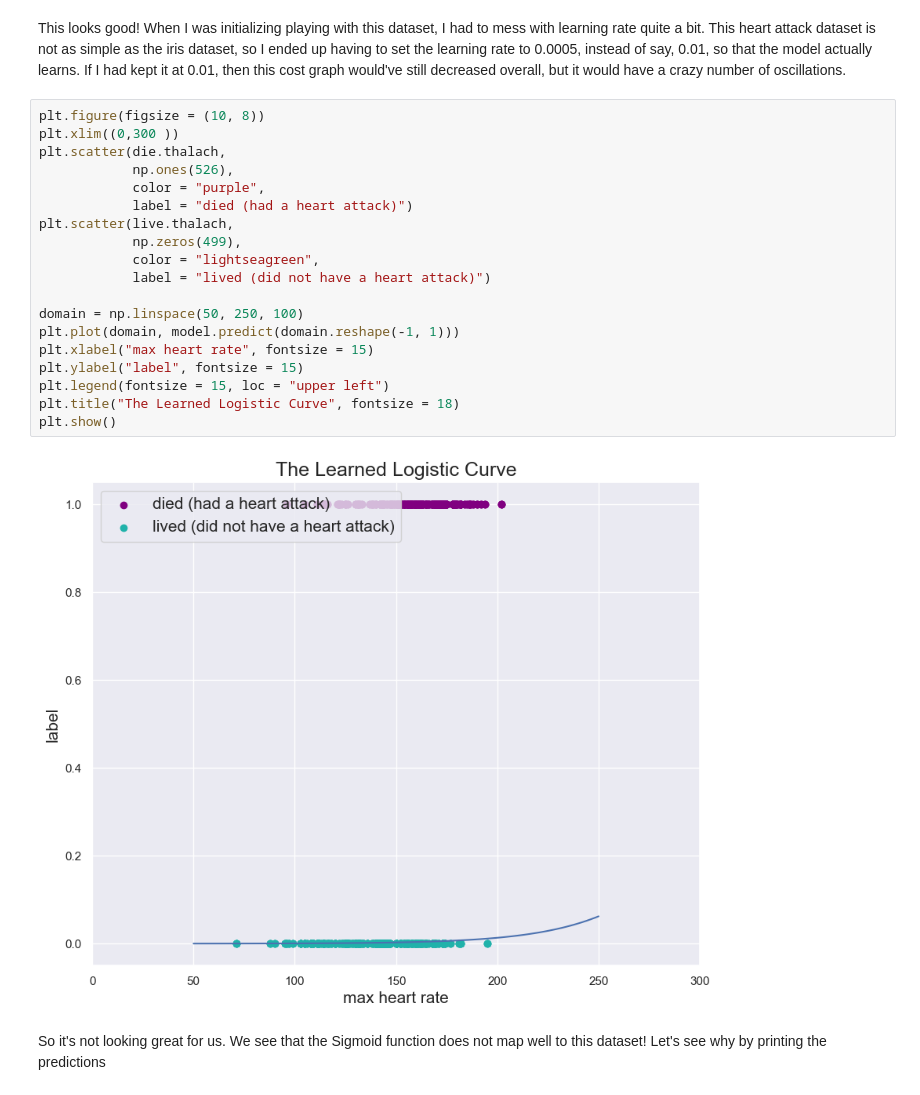
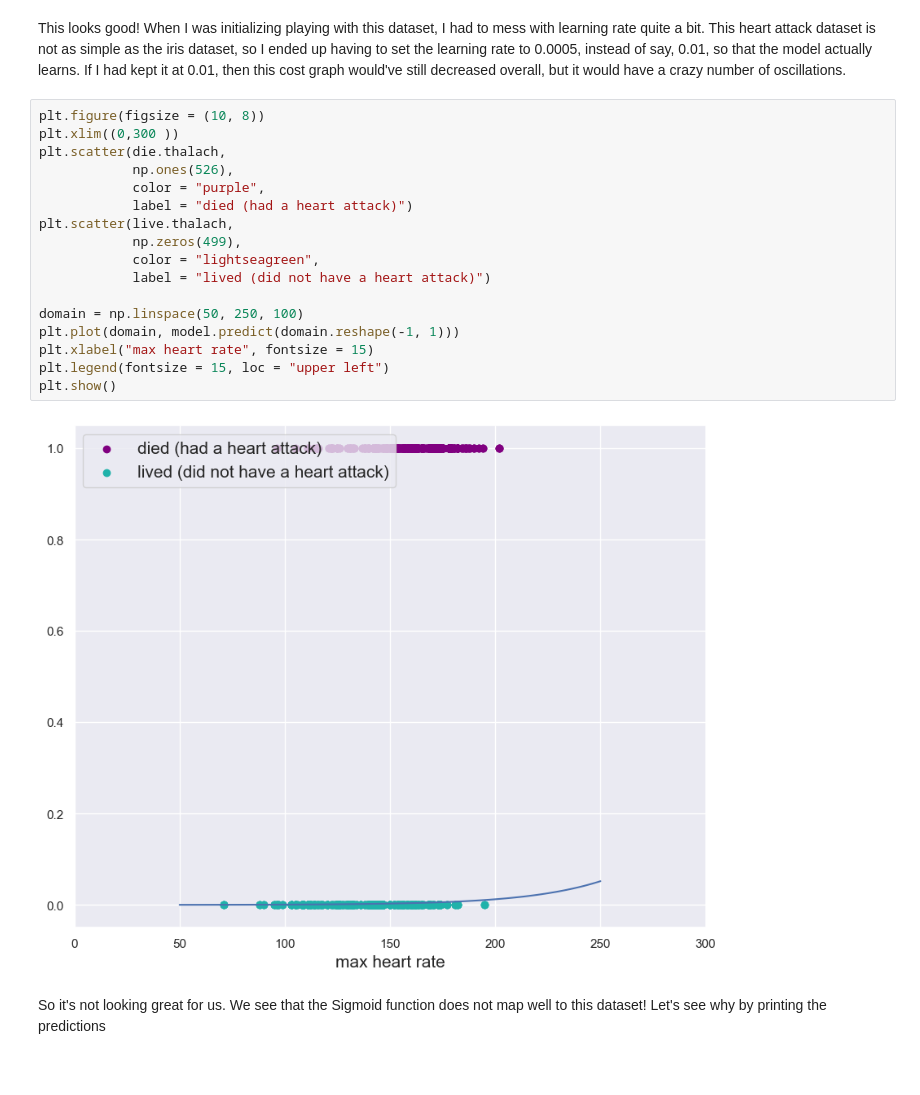
Before and after one commit to faithz314/INDE577, a Jupyter notebook: 577repo/Supervised Learning/3_Logistic Regression/Heart Attack.ipynb, the cells around one changed output. Cells and saved outputs as stored; diff of their text form.

```diff
--- a/577repo/Supervised Learning/3_Logistic Regression/Heart Attack.ipynb
+++ b/577repo/Supervised Learning/3_Logistic Regression/Heart Attack.ipynb
@@ -146,24 +165,22 @@ This looks good! When I was initializing playing with this dataset, I had to mes
 # %%
 plt.figure(figsize = (10, 8))
 plt.xlim((0,300 ))
 plt.scatter(die.thalach,
             np.ones(526),
             color = "purple",
             label = "died (had a heart attack)")
 plt.scatter(live.thalach,
             np.zeros(499),
             color = "lightseagreen",
             label = "lived (did not have a heart attack)")
 
 domain = np.linspace(50, 250, 100)
 plt.plot(domain, model.predict(domain.reshape(-1, 1)))
 plt.xlabel("max heart rate", fontsize = 15)
-plt.ylabel("label", fontsize = 15)
 plt.legend(fontsize = 15, loc = "upper left")
-plt.title("The Learned Logistic Curve", fontsize = 18)
 plt.show()
 # %% [output]
-[figure, old version]
+[figure, new version]
 # %% [markdown]
 So it's not looking great for us. We see that the Sigmoid function does not map well to this dataset! Let's see why by printing the predictions
 # %%
```
Also changed, not shown: parts of 5 cells of this notebook, 5 other files.
